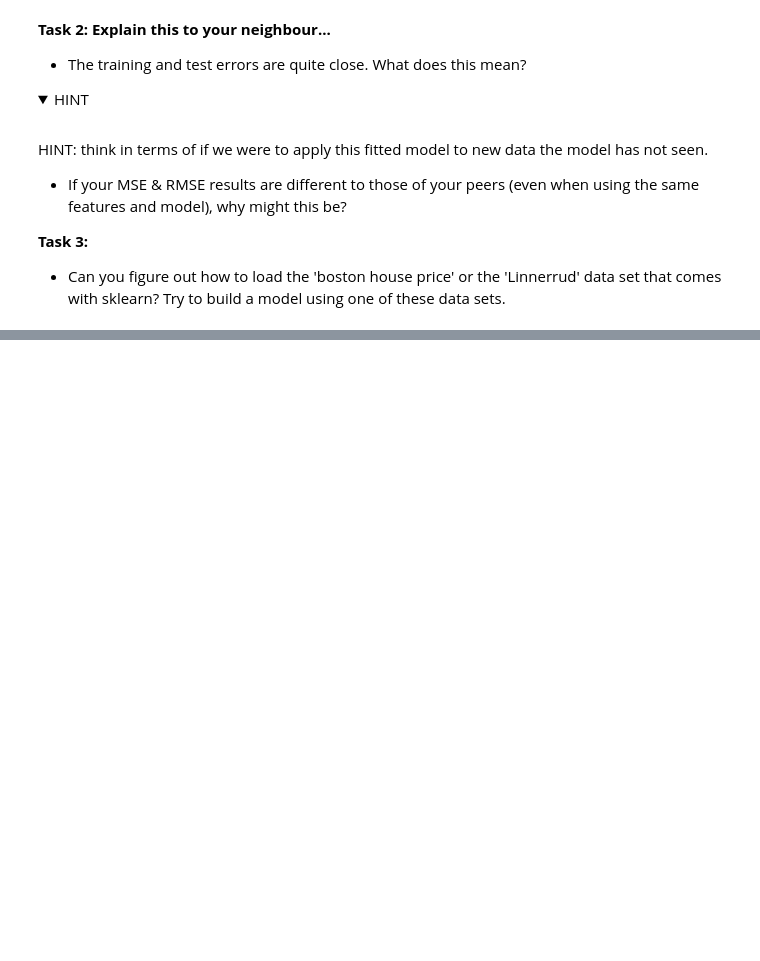
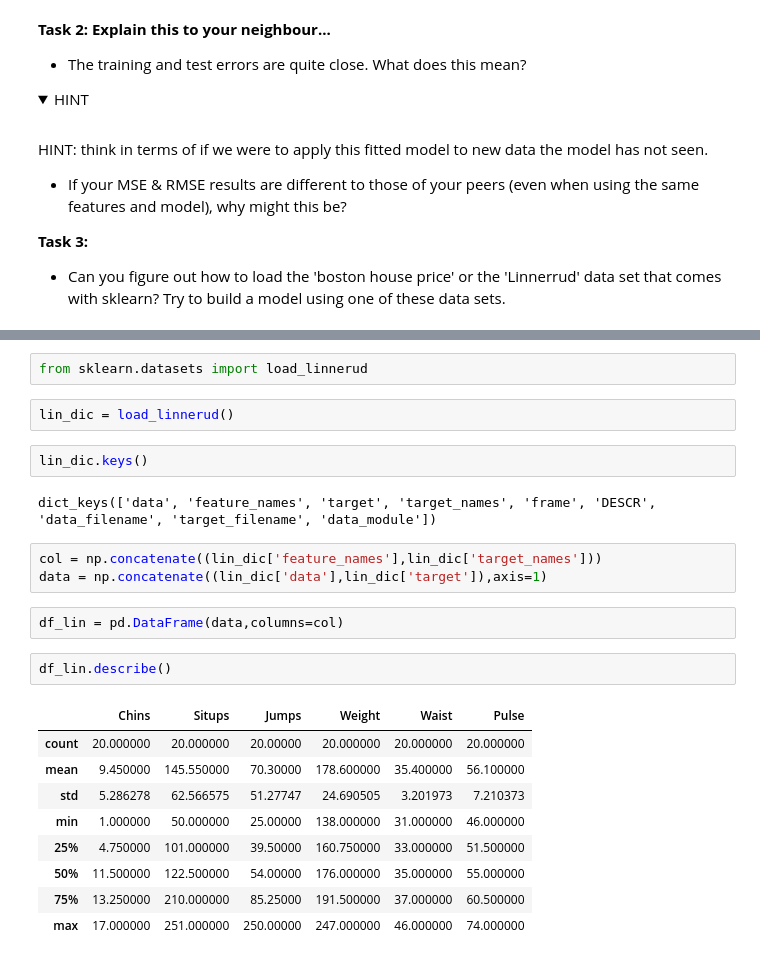
Before and after one commit to RaphaelBouvet/stats_3, a Jupyter notebook: Notebooks/02b-LinearRegressionForPrediction.ipynb, the cells around one changed output, grey strips where cells are left out. Drawn from its saved outputs; the diff is of its cells as text; folded sections open; blank space fills up the shorter version.

```diff
--- a/Notebooks/02b-LinearRegressionForPrediction.ipynb
+++ b/Notebooks/02b-LinearRegressionForPrediction.ipynb
@@ -518,0 +654,25 @@ HINT: think in terms of if we were to apply this fitted model to new data the mo
+# %%
+from sklearn.datasets import load_linnerud
+# %%
+lin_dic = load_linnerud()
+# %%
+lin_dic.keys()
+# %% [output]
+dict_keys(['data', 'feature_names', 'target', 'target_names', 'frame', 'DESCR', 'data_filename', 'target_filename', 'data_module'])
+# %%
+col = np.concatenate((lin_dic['feature_names'],lin_dic['target_names']))
+data = np.concatenate((lin_dic['data'],lin_dic['target']),axis=1)
+# %%
+df_lin = pd.DataFrame(data,columns=col)
+# %%
+df_lin.describe()
+# %% [output]
+|  | Chins | Situps | Jumps | Weight | Waist | Pulse |
+| count | 20.000000 | 20.000000 | 20.00000 | 20.000000 | 20.000000 | 20.000000 |
+| mean | 9.450000 | 145.550000 | 70.30000 | 178.600000 | 35.400000 | 56.100000 |
+| std | 5.286278 | 62.566575 | 51.27747 | 24.690505 | 3.201973 | 7.210373 |
+| min | 1.000000 | 50.000000 | 25.00000 | 138.000000 | 31.000000 | 46.000000 |
+| 25% | 4.750000 | 101.000000 | 39.50000 | 160.750000 | 33.000000 | 51.500000 |
+| 50% | 11.500000 | 122.500000 | 54.00000 | 176.000000 | 35.000000 | 55.000000 |
+| 75% | 13.250000 | 210.000000 | 85.25000 | 191.500000 | 37.000000 | 60.500000 |
+| max | 17.000000 | 251.000000 | 250.00000 | 247.000000 | 46.000000 | 74.000000 |
```
Also changed, not shown: parts of 34 cells of this notebook.
